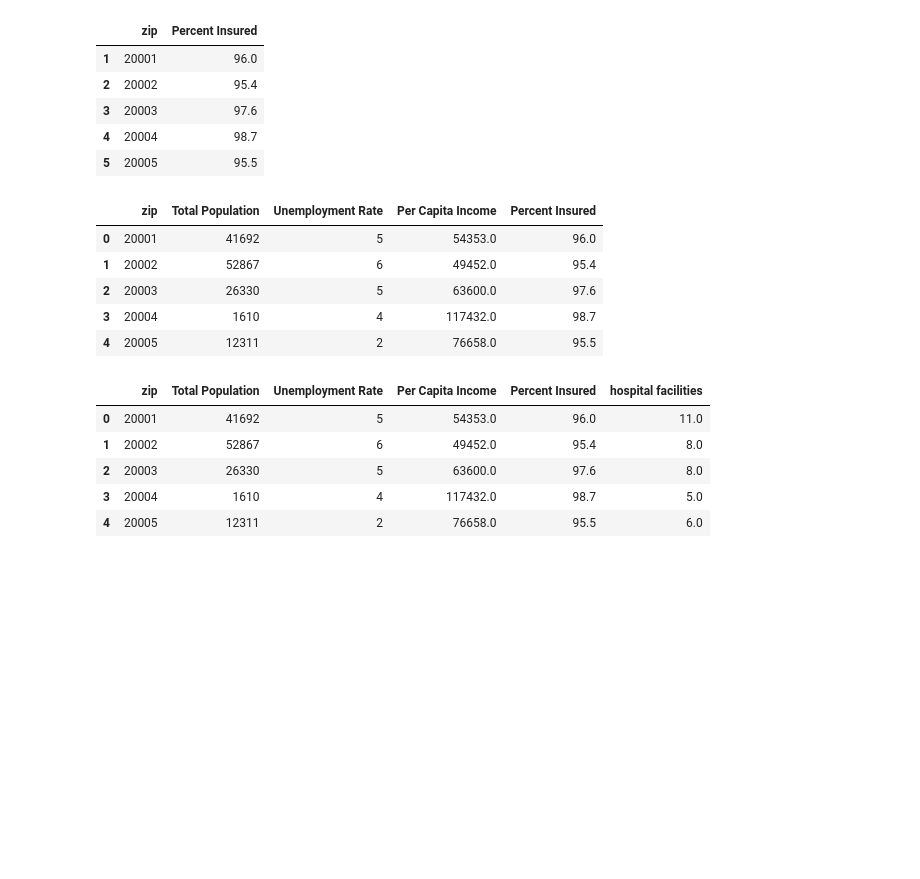
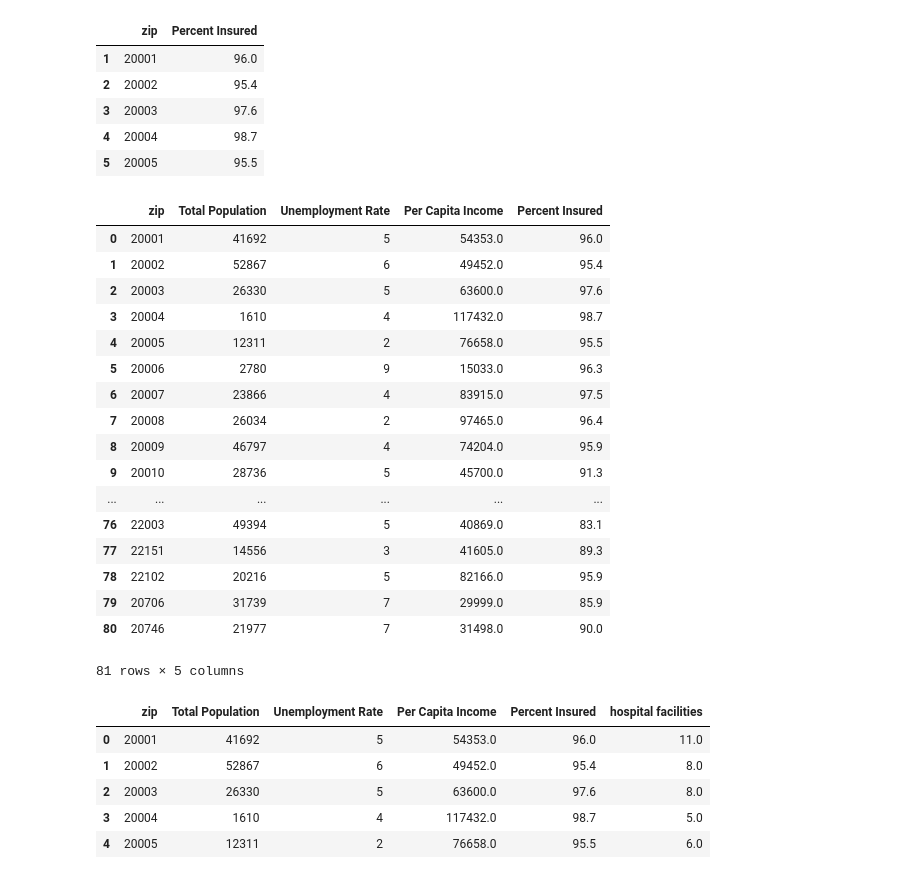
Before and after one commit to HeyMikeMarshall/DMV-HealthcarePy, a Jupyter notebook: calculators/nml_and_color.ipynb, the cells around one changed output. Saved outputs shown, nothing was run; the diff lists cells and outputs as text; code cells hidden in the pictures; blank space fills up the shorter version.

```diff
--- a/calculators/nml_and_color.ipynb
+++ b/calculators/nml_and_color.ipynb
@@ -139,14 +139,33 @@ ins_data2.head()
 | 5 | 20005 | 95.5 |
 # %%
 econ_select1 = econ_select.merge(ins_data2, on='zip', how='inner')
-econ_select1.head()
+
+econ_spc = econ_select1.set_index('zip')
+
+ziplist = list(zip_data['zip'])
+
+econ_select1 = econ_spc.loc[ziplist]
+
+econ_select1econ_select1.reset_index()
 # %% [output]
 |  | zip | Total Population | Unemployment Rate | Per Capita Income | Percent Insured |
 | 0 | 20001 | 41692 | 5 | 54353.0 | 96.0 |
 | 1 | 20002 | 52867 | 6 | 49452.0 | 95.4 |
 | 2 | 20003 | 26330 | 5 | 63600.0 | 97.6 |
 | 3 | 20004 | 1610 | 4 | 117432.0 | 98.7 |
 | 4 | 20005 | 12311 | 2 | 76658.0 | 95.5 |
+| 5 | 20006 | 2780 | 9 | 15033.0 | 96.3 |
+| 6 | 20007 | 23866 | 4 | 83915.0 | 97.5 |
+| 7 | 20008 | 26034 | 2 | 97465.0 | 96.4 |
+| 8 | 20009 | 46797 | 4 | 74204.0 | 95.9 |
+| 9 | 20010 | 28736 | 5 | 45700.0 | 91.3 |
+| ... | ... | ... | ... | ... | ... |
+| 76 | 22003 | 49394 | 5 | 40869.0 | 83.1 |
+| 77 | 22151 | 14556 | 3 | 41605.0 | 89.3 |
+| 78 | 22102 | 20216 | 5 | 82166.0 | 95.9 |
+| 79 | 20706 | 31739 | 7 | 29999.0 | 85.9 |
+| 80 | 20746 | 21977 | 7 | 31498.0 | 90.0 |
+81 rows × 5 columns
 # %%
 econ_select2 = econ_select1.merge(hos_df, on='zip', how='left')
 econ_select2 = econ_select2.rename(index=str, columns={'placeid': 'hospital facilities'})
```
Also changed, not shown: parts of 1 cell of this notebook, 2 other files.
